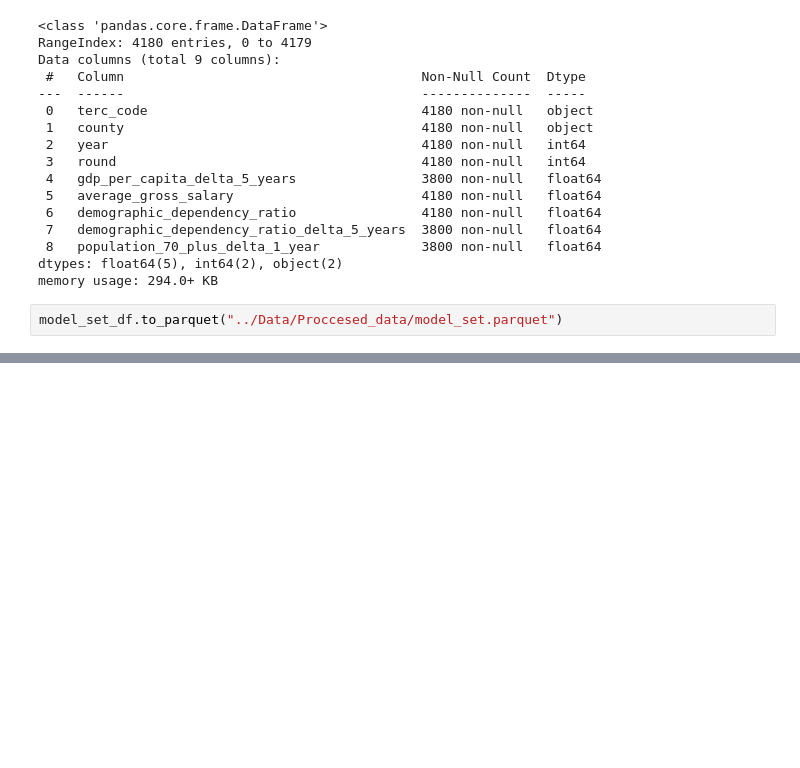
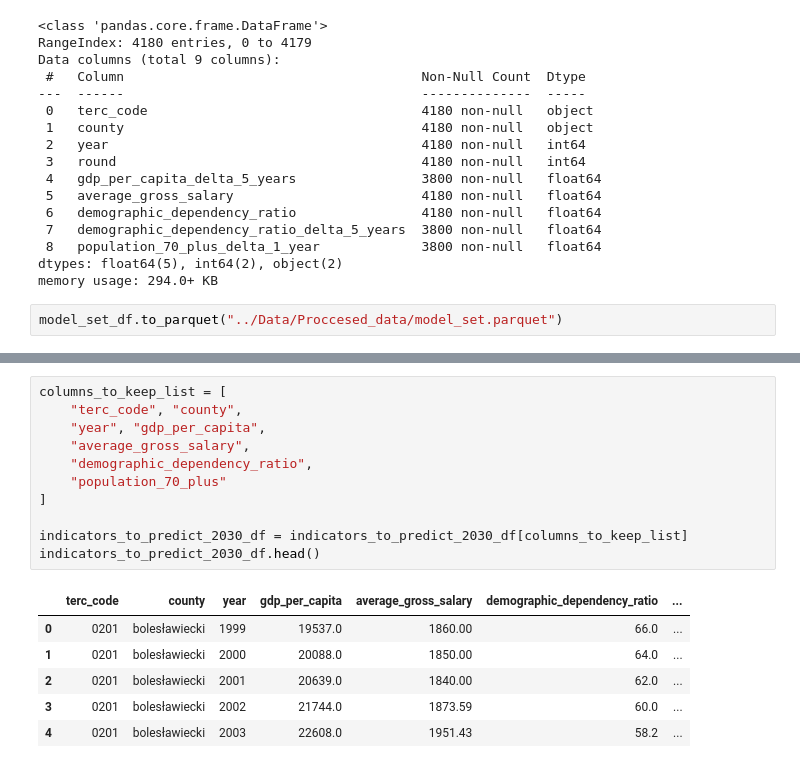
Before and after one commit to wojciech-kielbowicz-it/Github_projects, a Jupyter notebook: Presidential_election_turnout_prediction_model/Notebooks/02_feature_engineering_and_visualization.ipynb, the cells around one changed output, grey strips where cells are left out. Saved outputs shown, nothing was run; the diff lists cells and outputs as text; blank space fills up the shorter version.

```diff
--- a/Presidential_election_turnout_prediction_model/Notebooks/02_feature_engineering_and_visualization.ipynb
+++ b/Presidential_election_turnout_prediction_model/Notebooks/02_feature_engineering_and_visualization.ipynb
@@ -193,0 +214,18 @@ model_set_df.to_parquet("../Data/Proccesed_data/model_set.parquet")
+# %%
+columns_to_keep_list = [
+    "terc_code", "county",
+    "year", "gdp_per_capita",
+    "average_gross_salary",
+    "demographic_dependency_ratio",
+    "population_70_plus"
+]
+
+indicators_to_predict_2030_df = indicators_to_predict_2030_df[columns_to_keep_list]
+indicators_to_predict_2030_df.head()
+# %% [output]
+|  | terc_code | county | year | gdp_per_capita | average_gross_salary | demographic_dependency_ratio | ... |
+| 0 | 0201 | bolesławiecki | 1999 | 19537.0 | 1860.00 | 66.0 | ... |
+| 1 | 0201 | bolesławiecki | 2000 | 20088.0 | 1850.00 | 64.0 | ... |
+| 2 | 0201 | bolesławiecki | 2001 | 20639.0 | 1840.00 | 62.0 | ... |
+| 3 | 0201 | bolesławiecki | 2002 | 21744.0 | 1873.59 | 60.0 | ... |
+| 4 | 0201 | bolesławiecki | 2003 | 22608.0 | 1951.43 | 58.2 | ... |
```
Also changed, not shown: parts of 11 cells of this notebook, 3 other files.
